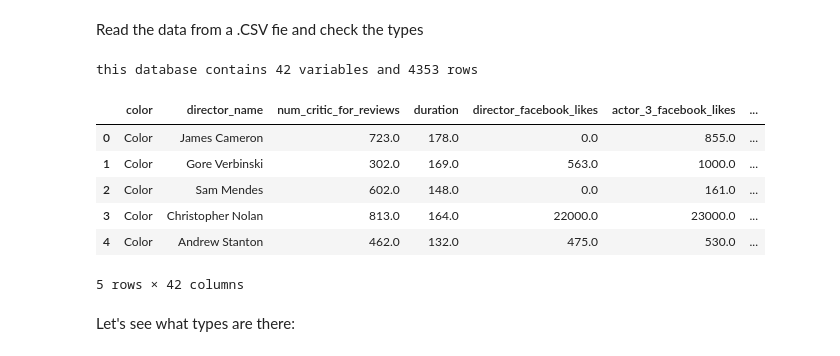
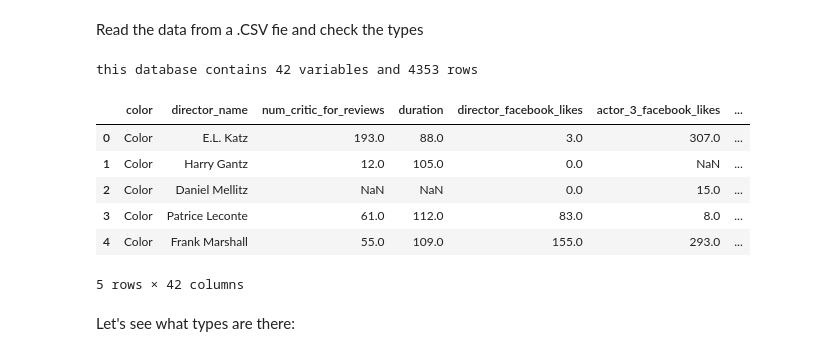
Before and after one commit to eeghor/teg-movie-presentation, a Jupyter notebook: imdb_5000_analysis.ipynb, the cells around one changed output. Cells and saved outputs as stored; diff of their text form; code cells hidden in the pictures.

```diff
--- a/imdb_5000_analysis.ipynb
+++ b/imdb_5000_analysis.ipynb
@@ -14,17 +17,18 @@ mpl.style.use('ggplot')
 Read the data from a .CSV fie and check the types
 # %%
 df = pd.read_csv("data/movie_metadata_upd_final.csv")
+df = df.sample(frac=1).reset_index(drop=True)
 NROWS = df.shape[0]
 print("this database contains {} variables and {} rows".format(df.shape[1], NROWS))
 df.head()
 # %% [output]
 this database contains 42 variables and 4353 rows
 |  | color | director_name | num_critic_for_reviews | duration | director_facebook_likes | actor_3_facebook_likes | ... |
-| 0 | Color | James Cameron | 723.0 | 178.0 | 0.0 | 855.0 | ... |
-| 1 | Color | Gore Verbinski | 302.0 | 169.0 | 563.0 | 1000.0 | ... |
-| 2 | Color | Sam Mendes | 602.0 | 148.0 | 0.0 | 161.0 | ... |
-| 3 | Color | Christopher Nolan | 813.0 | 164.0 | 22000.0 | 23000.0 | ... |
-| 4 | Color | Andrew Stanton | 462.0 | 132.0 | 475.0 | 530.0 | ... |
+| 0 | Color | E.L. Katz | 193.0 | 88.0 | 3.0 | 307.0 | ... |
+| 1 | Color | Harry Gantz | 12.0 | 105.0 | 0.0 | NaN | ... |
+| 2 | Color | Daniel Mellitz | NaN | NaN | 0.0 | 15.0 | ... |
+| 3 | Color | Patrice Leconte | 61.0 | 112.0 | 83.0 | 8.0 | ... |
+| 4 | Color | Frank Marshall | 55.0 | 109.0 | 155.0 | 293.0 | ... |
 5 rows × 42 columns
 # %% [markdown]
 Let's see what types are there:
```
Also changed, not shown: parts of 7 cells of this notebook.
